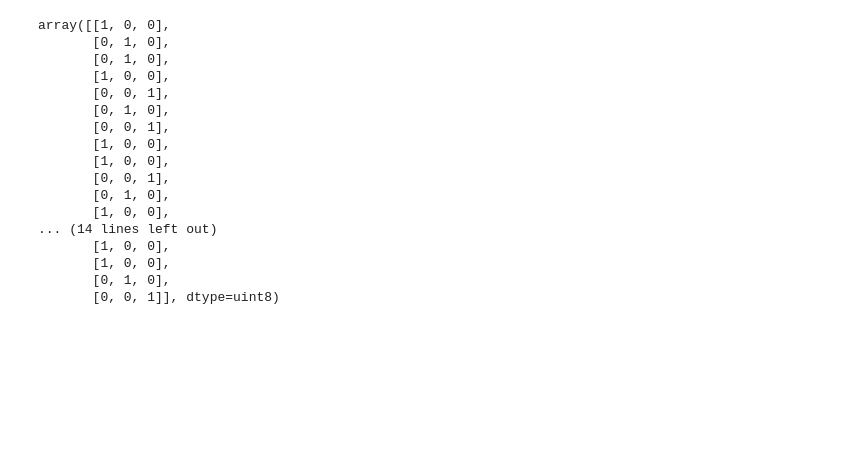
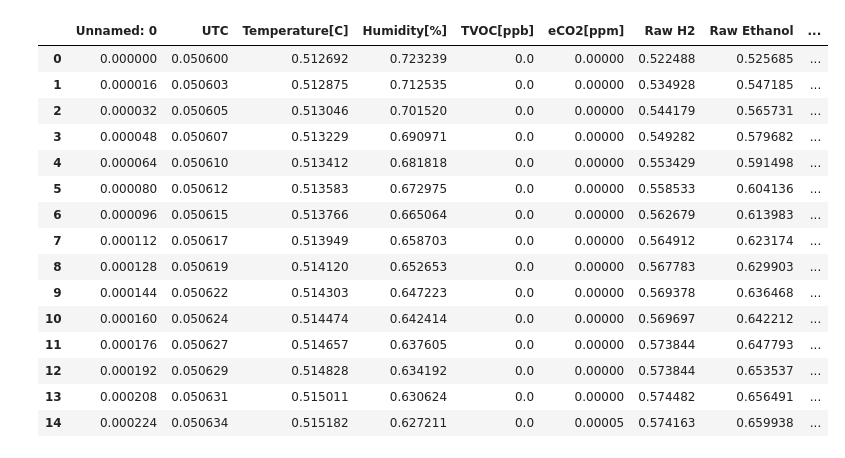
Before and after one commit to rodrigodihe/apuntes-uni, a Jupyter notebook: 4 curso/CB/sesion4/02_clasification_Torch_iris_model.ipynb, the cells around one changed output. Cells and saved outputs as stored; diff of their text form; code cells hidden in the pictures; blank space fills up the shorter version.

```diff
--- a/4 curso/CB/sesion4/02_clasification_Torch_iris_model.ipynb
+++ b/4 curso/CB/sesion4/02_clasification_Torch_iris_model.ipynb
@@ -68,22 +35,25 @@ DS.head(20)
-# %%
-X_train, X_test, Y_train, Y_test = split_Dataset(DS,['variety_Setosa','variety_Versicolor','variety_Virginica'])
-Y_test
-# %% [output]
-array([[1, 0, 0],
-       [0, 1, 0],
-       [0, 1, 0],
-       [1, 0, 0],
-       [0, 0, 1],
-       [0, 1, 0],
-       [0, 0, 1],
-       [1, 0, 0],
-       [1, 0, 0],
-       [0, 0, 1],
-       [0, 1, 0],
-       [1, 0, 0],
-... (14 lines left out)
-       [1, 0, 0],
-       [1, 0, 0],
-       [0, 1, 0],
-       [0, 0, 1]], dtype=uint8)
+# %%
+
+import csv
+data = pd.read_csv('datasets/smoke_detection_iot.csv', encoding='utf-8' )
+data=one_hot_cols(data,['Fire Alarm'])
+dataset= fit_cols(data,data.columns,Min_Max)
+dataset.head(15)
+# %% [output]
+|  | Unnamed: 0 | UTC | Temperature[C] | Humidity[%] | TVOC[ppb] | eCO2[ppm] | Raw H2 | Raw Ethanol | ... |
+| 0 | 0.000000 | 0.050600 | 0.512692 | 0.723239 | 0.0 | 0.00000 | 0.522488 | 0.525685 | ... |
+| 1 | 0.000016 | 0.050603 | 0.512875 | 0.712535 | 0.0 | 0.00000 | 0.534928 | 0.547185 | ... |
+| 2 | 0.000032 | 0.050605 | 0.513046 | 0.701520 | 0.0 | 0.00000 | 0.544179 | 0.565731 | ... |
+| 3 | 0.000048 | 0.050607 | 0.513229 | 0.690971 | 0.0 | 0.00000 | 0.549282 | 0.579682 | ... |
+| 4 | 0.000064 | 0.050610 | 0.513412 | 0.681818 | 0.0 | 0.00000 | 0.553429 | 0.591498 | ... |
+| 5 | 0.000080 | 0.050612 | 0.513583 | 0.672975 | 0.0 | 0.00000 | 0.558533 | 0.604136 | ... |
+| 6 | 0.000096 | 0.050615 | 0.513766 | 0.665064 | 0.0 | 0.00000 | 0.562679 | 0.613983 | ... |
+| 7 | 0.000112 | 0.050617 | 0.513949 | 0.658703 | 0.0 | 0.00000 | 0.564912 | 0.623174 | ... |
+| 8 | 0.000128 | 0.050619 | 0.514120 | 0.652653 | 0.0 | 0.00000 | 0.567783 | 0.629903 | ... |
+| 9 | 0.000144 | 0.050622 | 0.514303 | 0.647223 | 0.0 | 0.00000 | 0.569378 | 0.636468 | ... |
+| 10 | 0.000160 | 0.050624 | 0.514474 | 0.642414 | 0.0 | 0.00000 | 0.569697 | 0.642212 | ... |
+| 11 | 0.000176 | 0.050627 | 0.514657 | 0.637605 | 0.0 | 0.00000 | 0.573844 | 0.647793 | ... |
+| 12 | 0.000192 | 0.050629 | 0.514828 | 0.634192 | 0.0 | 0.00000 | 0.573844 | 0.653537 | ... |
+| 13 | 0.000208 | 0.050631 | 0.515011 | 0.630624 | 0.0 | 0.00000 | 0.574482 | 0.656491 | ... |
+| 14 | 0.000224 | 0.050634 | 0.515182 | 0.627211 | 0.0 | 0.00005 | 0.574163 | 0.659938 | ... |
 # %%
```
Also changed, not shown: parts of 8 cells of this notebook, 4 other files.
